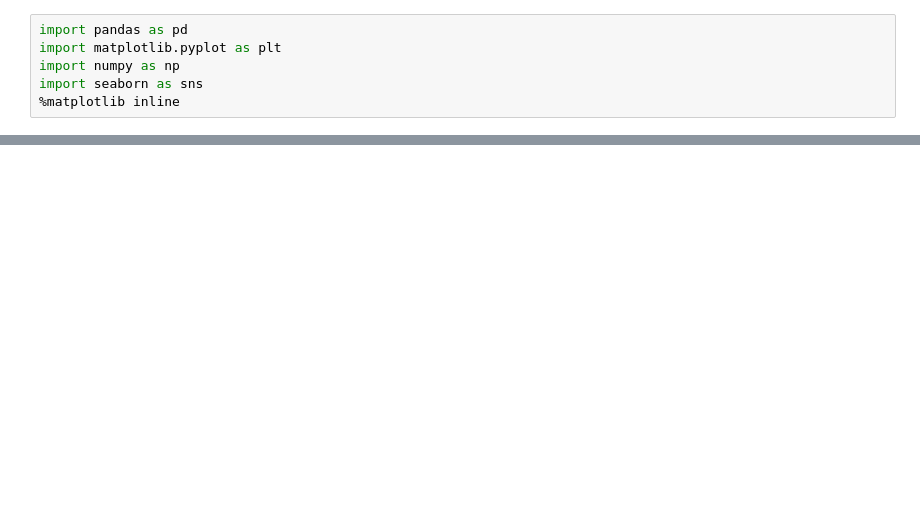
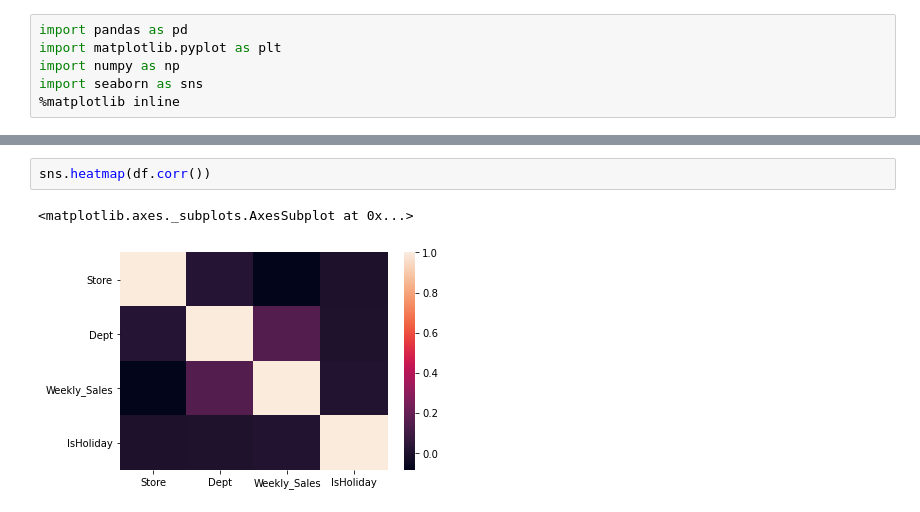
Before and after one commit to DSEA-3/Data-science-Peer-Project-DSEA-Group-3, a Jupyter notebook: Walmart Data Analysis.ipynb, the cells around one changed output, grey strips where cells are left out. Cells and saved outputs as stored; diff of their text form; blank space fills up the shorter version.

```diff
--- a/Walmart Data Analysis.ipynb
+++ b/Walmart Data Analysis.ipynb
@@ -39,0 +131,5 @@ dtype: int64
+# %%
+sns.heatmap(df.corr())
+# %% [output]
+<matplotlib.axes._subplots.AxesSubplot at 0x...>
+[figure, added]
```
Also changed, not shown: parts of 34 cells of this notebook.
